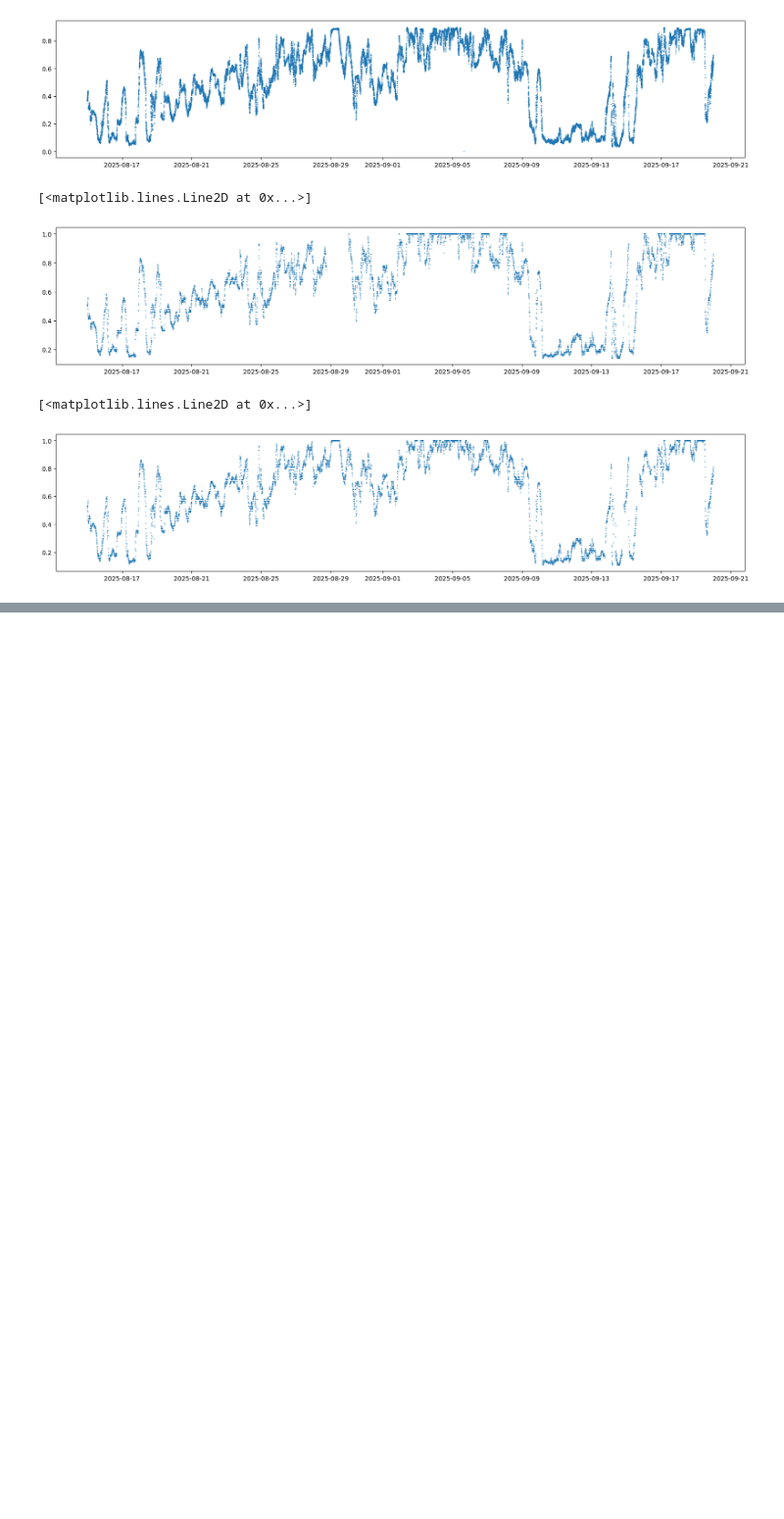
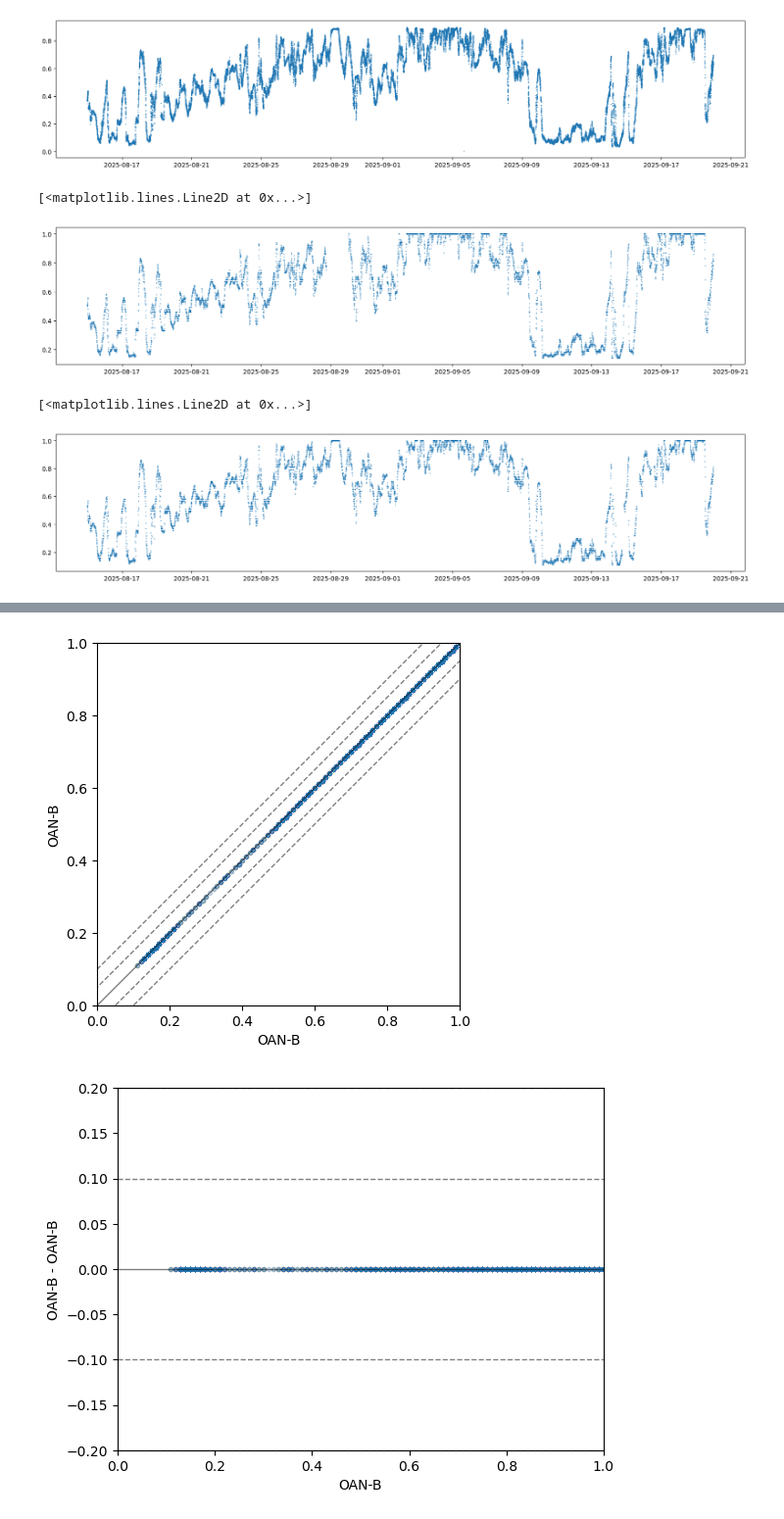
Before and after one commit to unam-transients/colibri, a Jupyter notebook: weather-station/2025-09-30-humidity.ipynb, the cells around one changed output, grey strips where cells are left out. Shown at 98% size. Drawn from its saved outputs; the diff is of its cells as text; code cells hidden in the pictures; blank space fills up the shorter version.

```diff
--- a/weather-station/2025-09-30-humidity.ipynb
+++ b/weather-station/2025-09-30-humidity.ipynb
@@ -162,0 +164,42 @@ plt.savefig("2025-09-30-humidity.png")
+# %%
+def correlation(adatetime, ahumidity, alabel, bdatetime, bhumidity, blabel):
+    a = 0
+    b = 0
+    bdatetimematched = []
+    bhumiditymatched = []
+    for a in range(0, len(adatetime)):
+        while b < len(bdatetime) - 1 and bdatetime[b] < adatetime[a]:
+            b += 1
+        bdatetimematched.append(bdatetime[b])
+        bhumiditymatched.append(bhumidity[b])
+    plt.plot(ahumidity, bhumiditymatched, ".", alpha=0.01)
+    plt.xlim(0,1)
+    plt.ylim(0,1)
+    plt.xlabel(alabel)
+    plt.ylabel(blabel)
+    for d in [-0.10, -0.05, 0.00, +0.05, +0.10]:
+        plt.plot([d,1+d],[0,1], "k" if d == 0 else "k--", linewidth=1, alpha=0.5)
+    plt.gca().set_aspect('equal')
+    plt.savefig("2025-09-30-correlation-%s-%s.png" % (alabel, blabel))
+    plt.show()
+
+    plt.plot(ahumidity, np.array(bhumiditymatched)-np.array(ahumidity), ".", alpha=0.01)
+    plt.xlim(0,1)
+    plt.ylim(-0.2,0.2)
+    plt.xlabel(alabel)
+    plt.ylabel("%s - %s" % (blabel, alabel))
+    for d in [-0.2, -0.1, 0.00, +0.1, +0.2]:
+        plt.plot([0,1],[d,d], "k" if d == 0 else "k--", linewidth=1, alpha=0.5)
+    plt.savefig("2025-09-30-residual-%s-%s.png" % (alabel, blabel))
+    plt.show()
+
+
+correlation(oanbdatetimelist, oanbhumiditylist, "OAN-B", oanbdatetimelist, oanbhumiditylist, "OAN-B")
+correlation(bootes5datetimelist, bootes5humiditylist, "BOOTES-5", colibridatetimelist, colibrihumiditylist, "COLIBRI")
+correlation(bootes5datetimelist, bootes5humiditylist, "BOOTES-5", oanadatetimelist, oanahumiditylist, "OAN-A")
+correlation(bootes5datetimelist, bootes5humiditylist, "BOOTES-5", oanbdatetimelist, oanbhumiditylist, "OAN-B")
+correlation(oanbdatetimelist, oanbhumiditylist, "OAN-B", colibridatetimelist, colibrihumiditylist, "COLIBRI")
+correlation(oanbdatetimelist, oanbhumiditylist, "OAN-B", oanadatetimelist, oanahumiditylist, "OAN-A")
+# %% [output]
+[figure, added]
+[figure, added]
```
Also changed, not shown: parts of 3 cells of this notebook, 14 other files.
